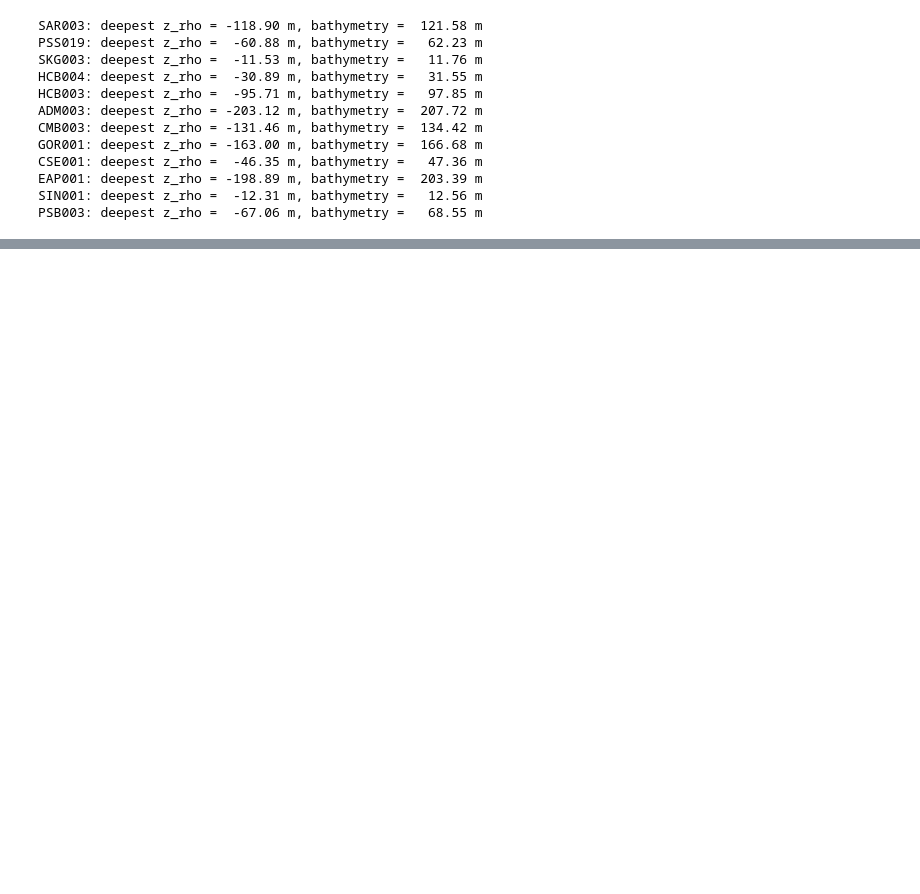
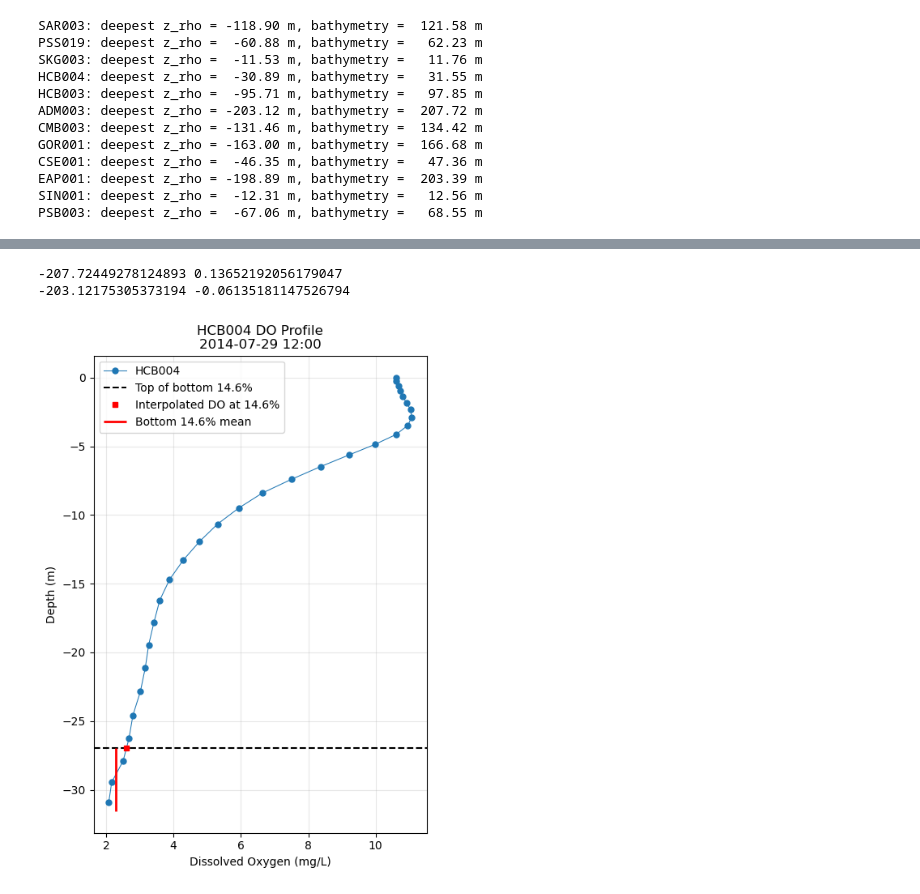
Before and after one commit to tiabottger/LO_user, a Jupyter notebook: intermodel_comparison/sigma_structure/sigma_structure_profiles.ipynb, the cells around one changed output, grey strips where cells are left out. Cells and saved outputs as stored; diff of their text form; code cells hidden in the pictures; blank space fills up the shorter version.

```diff
--- a/intermodel_comparison/sigma_structure/sigma_structure_profiles.ipynb
+++ b/intermodel_comparison/sigma_structure/sigma_structure_profiles.ipynb
@@ -109,2 +159,79 @@ plt.show()
 # %%
 # thickness of each cell
+z_w = ds["z_w"].isel(ocean_time=0)
+z_rho = ds["z_rho"].isel(ocean_time=0)
+print(z_w[0].values, z_w[-1].values)
+print(z_rho[0].values, z_rho[-1].values)
+# %% [output]
+-207.72449278124893 0.13652192056179047
+-203.12175305373194 -0.06135181147526794
+# %%
+station = "HCB004" # "SAR003", "PSS019", "SKG003","HCB004", "HCB003", "ADM003", "CMB003", "GOR001", "CSE001", "EAP001", "SIN001", "PSB003"
+
+plt.figure(figsize=(5, 7))
+
+ds = data_lo[station]
+
+# select values in september when DO is low
+target = np.datetime64("2014-07-30")
+itime = np.argmin(np.abs(ds["ocean_time"].values - target))
+
+# choose timestep
+do = (ds["oxygen"].isel(ocean_time=itime) * 0.032).values  # µmol/L -> mg/L
+z = (ds["z_rho"].isel(ocean_time=itime)).values
+z_w = (ds["z_w"].isel(ocean_time=itime)).values
+
+# Plot rho points
+plt.plot(do, z, '-o', lw=0.75, markersize=5)
+
+# Bottom 14.6% of the water column
+h = ds["h"].item() # total water column depth
+z_146 = -0.854 * h
+z_bot=-h
+
+plt.axhline(
+    z_146,
+    linestyle="--",
+    linewidth=1.5,
+    color="black",
+    label="Top of bottom 14.6%"
+)
+
+# Sort by depth for interpolation
+idx = np.argsort(z)
+z_sorted = z[idx]
+do_sorted = do[idx]
+
+# Interpolate DO at layer boundaries
+do_bot = np.interp(z_bot, z_sorted, do_sorted)
+do_146 = np.interp(z_146, z_sorted, do_sorted)
+
+# Keep rho points inside the bottom 14.6% layer
+mask = (z_sorted >= z_bot) & (z_sorted <= z_146)
+
+z_trapz = np.concatenate(([z_bot], z_sorted[mask], [z_146]))
+do_trapz = np.concatenate(([do_bot], do_sorted[mask], [do_146]))
+
+# Integrate concentration over depth and divide by layer thickness
+bottom_mean_do_trapz = np.trapezoid(do_trapz, z_trapz) / (z_146 - z_bot)
+
+plt.plot(do_146, z_146, "s", markersize=5, color="red", label="Interpolated DO at 14.6%")
+
+plt.vlines(
+    x=bottom_mean_do_trapz,
+    ymin=z_bot,
+    ymax=z_146,
+    color="red",
+    linewidth=2,
+    label="Bottom 14.6% mean"
+)
+time_str = ds["ocean_time"].isel(ocean_time=itime).dt.strftime("%Y-%m-%d %H:%M").item()
+plt.title(f"{station} DO Profile\n{time_str}")
+plt.xlabel("Dissolved Oxygen (mg/L)")
+plt.ylabel("Depth (m)")
+plt.grid(alpha=0.3)
+plt.legend()
+plt.tight_layout()
+# trplt.show()
+# %% [output]
+[figure, added]
```
Also changed, not shown: parts of 3 cells of this notebook, 1 other file.
